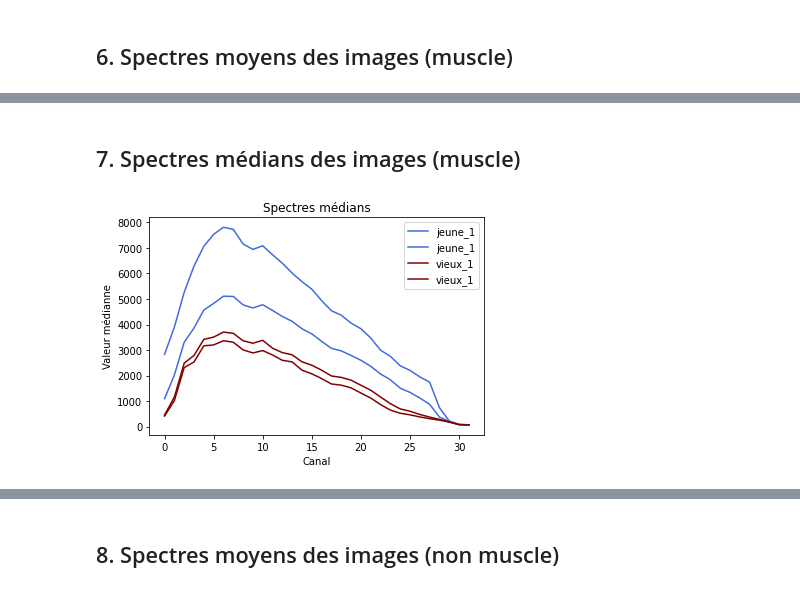
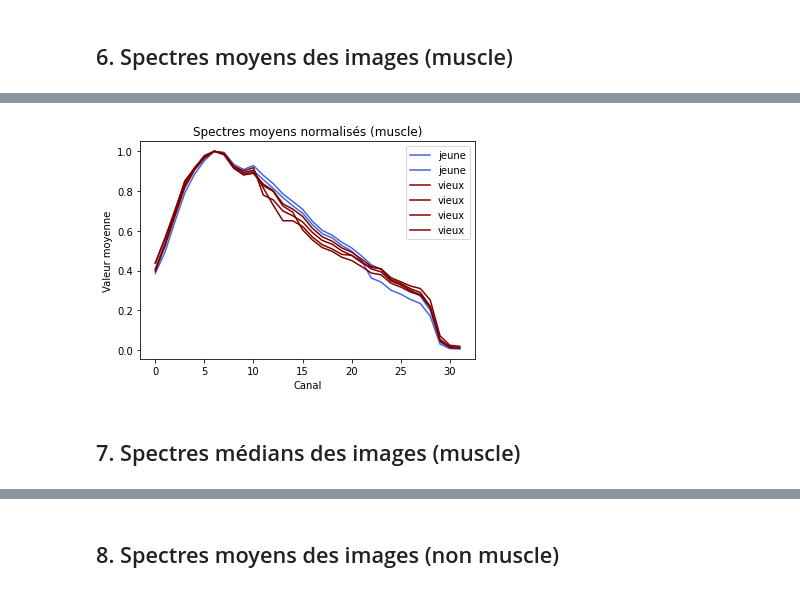
Before and after one commit to qdouzery/Hyperspectral-microscopy, a Jupyter notebook: Code/Microscopie-hyperspectrale_Notebook-V3.ipynb, the cells around one changed output, grey strips where cells are left out. Cells and saved outputs as stored; diff of their text form; code cells hidden in the pictures.

```diff
--- a/Code/Microscopie-hyperspectrale_Notebook-V3.ipynb
+++ b/Code/Microscopie-hyperspectrale_Notebook-V3.ipynb
@@ -245,3 +233,16 @@ plt.show()
+# %%
+plt.figure()
+for i in range(np.shape(MeanS_J)[0]):
+  plt.plot(MeanS_J[i]/max(MeanS_J[i]), label="jeune", color='royalblue')
+for j in range(np.shape(MeanS_V)[0]):
+  plt.plot(MeanS_V[j]/max(MeanS_V[j]), label="vieux", color='maroon')
+plt.ylabel("Valeur moyenne")
+plt.xlabel("Canal")
+plt.title("Spectres moyens normalisés (muscle)")
+plt.legend()
+plt.show()
+# %% [output]
+[figure, added]
 # %% [markdown]
 ## 7. Spectres médians des images (muscle)
 # %%
@@ -264,12 +258,0 @@ MEDIAN_SPECTRUM_V1_2 = Median_spectrum(raw_images["v6_4_740nm"], open_segmented_
-# %%
-plt.plot(MEDIAN_SPECTRUM_J1_1, label="jeune_1", color='royalblue')
-plt.plot(MEDIAN_SPECTRUM_J1_2, label="jeune_1", color='royalblue')
-plt.plot(MEDIAN_SPECTRUM_V1_1, label="vieux_1", color='maroon')
-plt.plot(MEDIAN_SPECTRUM_V1_2, label="vieux_1", color='maroon')
-plt.ylabel("Valeur médianne")
-plt.xlabel("Canal")
-plt.title("Spectres médians")
-plt.legend()
-plt.show()
-# %% [output]
-[figure, removed]
```
Also changed, not shown: parts of 38 cells of this notebook.
